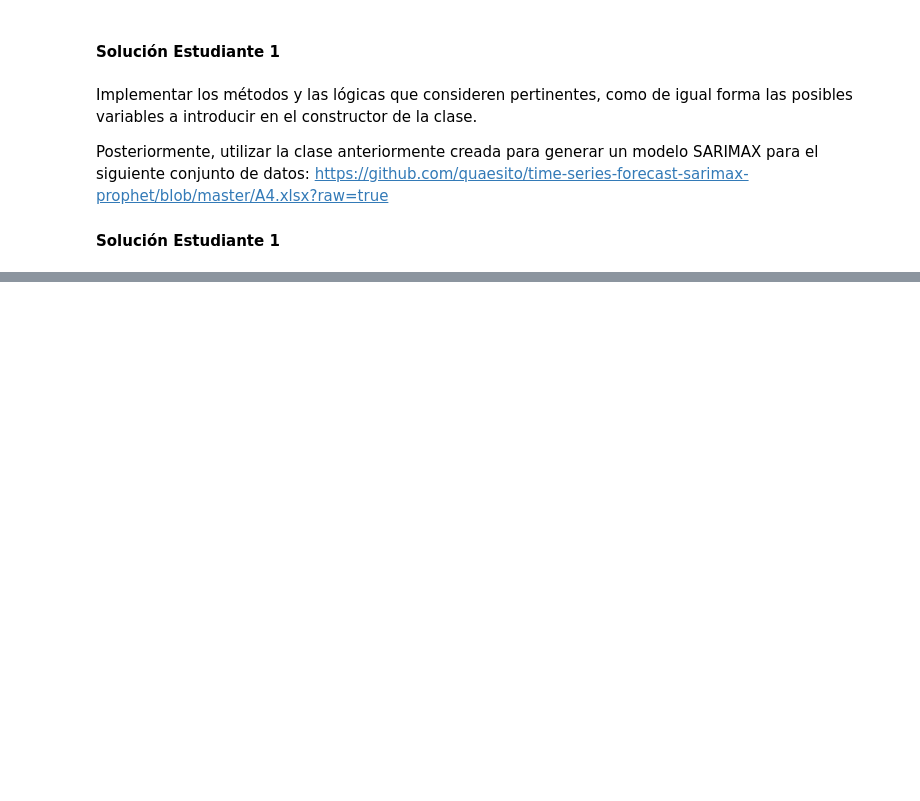
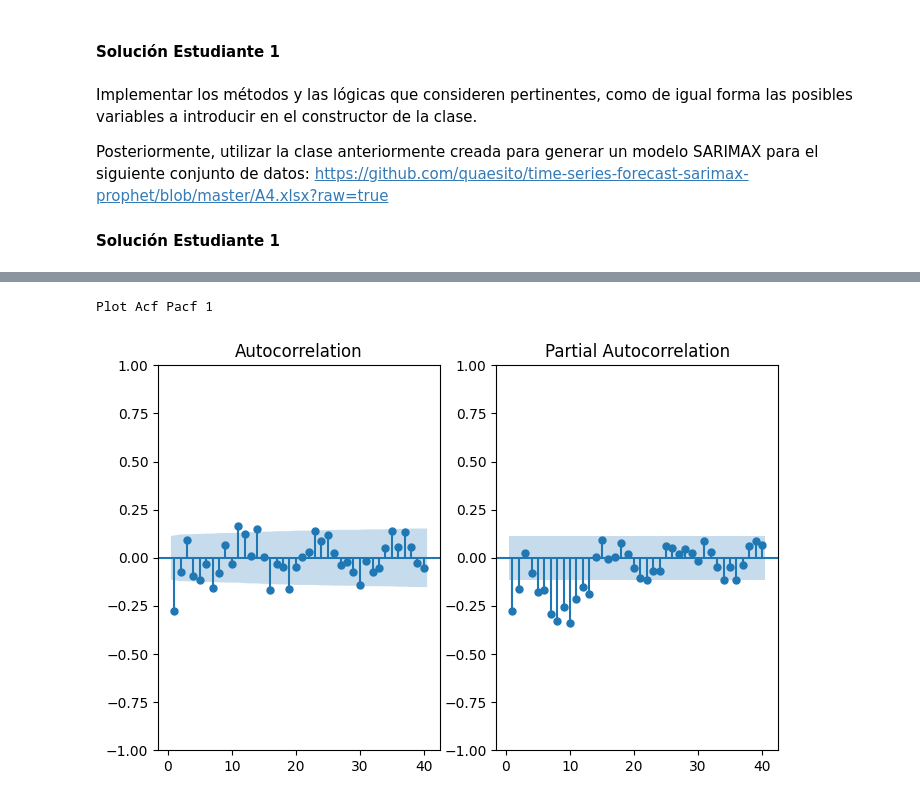
Before and after one commit to flavioherrada09/Tarea3_Herrada_Murguia, a Jupyter notebook: Tarea_3.ipynb, the cells around one changed output, grey strips where cells are left out. Drawn from its saved outputs; the diff is of its cells as text; code cells hidden in the pictures; blank space fills up the shorter version.

```diff
--- a/Tarea_3.ipynb
+++ b/Tarea_3.ipynb
@@ -371,0 +568,6 @@ model.predict(100)
+# %%
+print("Plot Acf Pacf 1")
+modelo.plot_acf_pacf(1, kwargs={'lags': 40})
+# %% [output]
+Plot Acf Pacf 1
+[figure, added]
```
Also changed, not shown: parts of 25 cells of this notebook.
